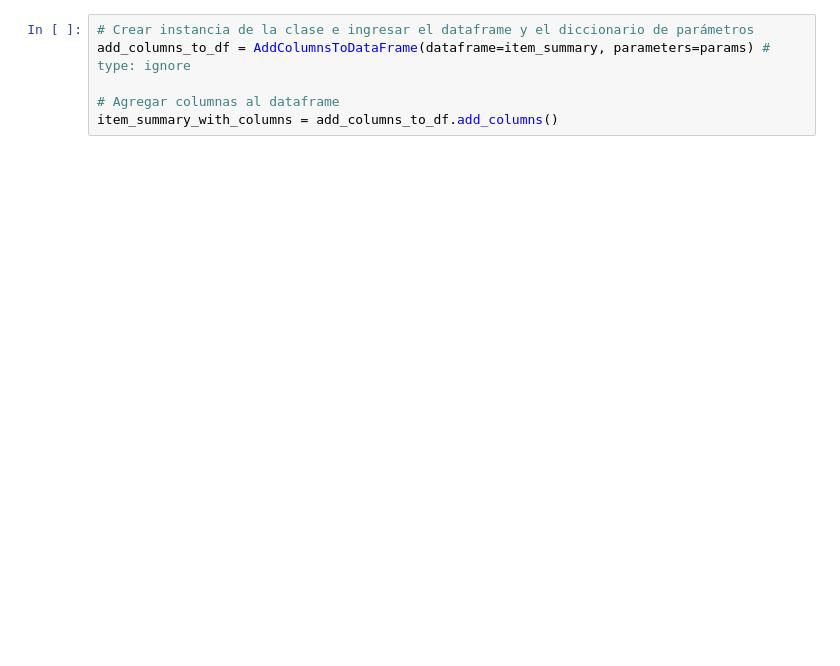
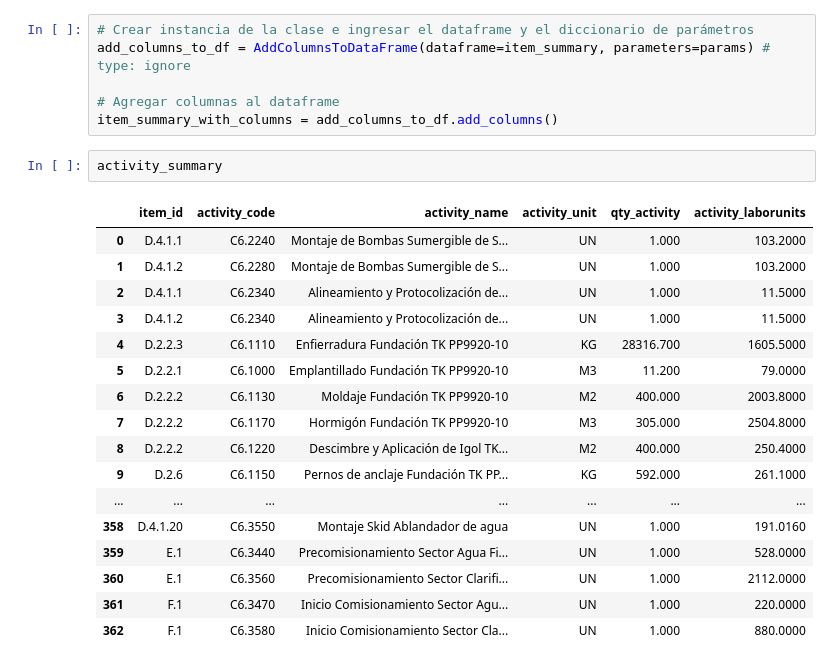
Before and after one commit to mgonzaleza16/item_project, a Jupyter notebook: app_v1/main.ipynb, the cells around one changed output. Drawn from its saved outputs; the diff is of its cells as text; blank space fills up the shorter version.

```diff
--- a/app_v1/main.ipynb
+++ b/app_v1/main.ipynb
@@ -38,3 +36,23 @@ add_columns_to_df = AddColumnsToDataFrame(dataframe=item_summary, parameters=par
 
 # Agregar columnas al dataframe
 item_summary_with_columns = add_columns_to_df.add_columns()
+# %%
+activity_summary
+# %% [output]
+|  | item_id | activity_code | activity_name | activity_unit | qty_activity | activity_laborunits |
+| 0 | D.4.1.1 | C6.2240 | Montaje de Bombas Sumergible de S... | UN | 1.000 | 103.2000 |
+| 1 | D.4.1.2 | C6.2280 | Montaje de Bombas Sumergible de S... | UN | 1.000 | 103.2000 |
+| 2 | D.4.1.1 | C6.2340 | Alineamiento y Protocolización de... | UN | 1.000 | 11.5000 |
+| 3 | D.4.1.2 | C6.2340 | Alineamiento y Protocolización de... | UN | 1.000 | 11.5000 |
+| 4 | D.2.2.3 | C6.1110 | Enfierradura Fundación TK PP9920-10 | KG | 28316.700 | 1605.5000 |
+| 5 | D.2.2.1 | C6.1000 | Emplantillado Fundación TK PP9920-10 | M3 | 11.200 | 79.0000 |
+| 6 | D.2.2.2 | C6.1130 | Moldaje Fundación TK PP9920-10 | M2 | 400.000 | 2003.8000 |
+| 7 | D.2.2.2 | C6.1170 | Hormigón Fundación TK PP9920-10 | M3 | 305.000 | 2504.8000 |
+| 8 | D.2.2.2 | C6.1220 | Descimbre y Aplicación de Igol TK... | M2 | 400.000 | 250.4000 |
+| 9 | D.2.6 | C6.1150 | Pernos de anclaje Fundación TK PP... | KG | 592.000 | 261.1000 |
+| ... | ... | ... | ... | ... | ... | ... |
+| 358 | D.4.1.20 | C6.3550 | Montaje Skid Ablandador de agua | UN | 1.000 | 191.0160 |
+| 359 | E.1 | C6.3440 | Precomisionamiento Sector Agua Fi... | UN | 1.000 | 528.0000 |
+| 360 | E.1 | C6.3560 | Precomisionamiento Sector Clarifi... | UN | 1.000 | 2112.0000 |
+| 361 | F.1 | C6.3470 | Inicio Comisionamiento Sector Agu... | UN | 1.000 | 220.0000 |
+| 362 | F.1 | C6.3580 | Inicio Comisionamiento Sector Cla... | UN | 1.000 | 880.0000 |
```
Also changed, not shown: parts of 1 cell of this notebook, 3 other files.
